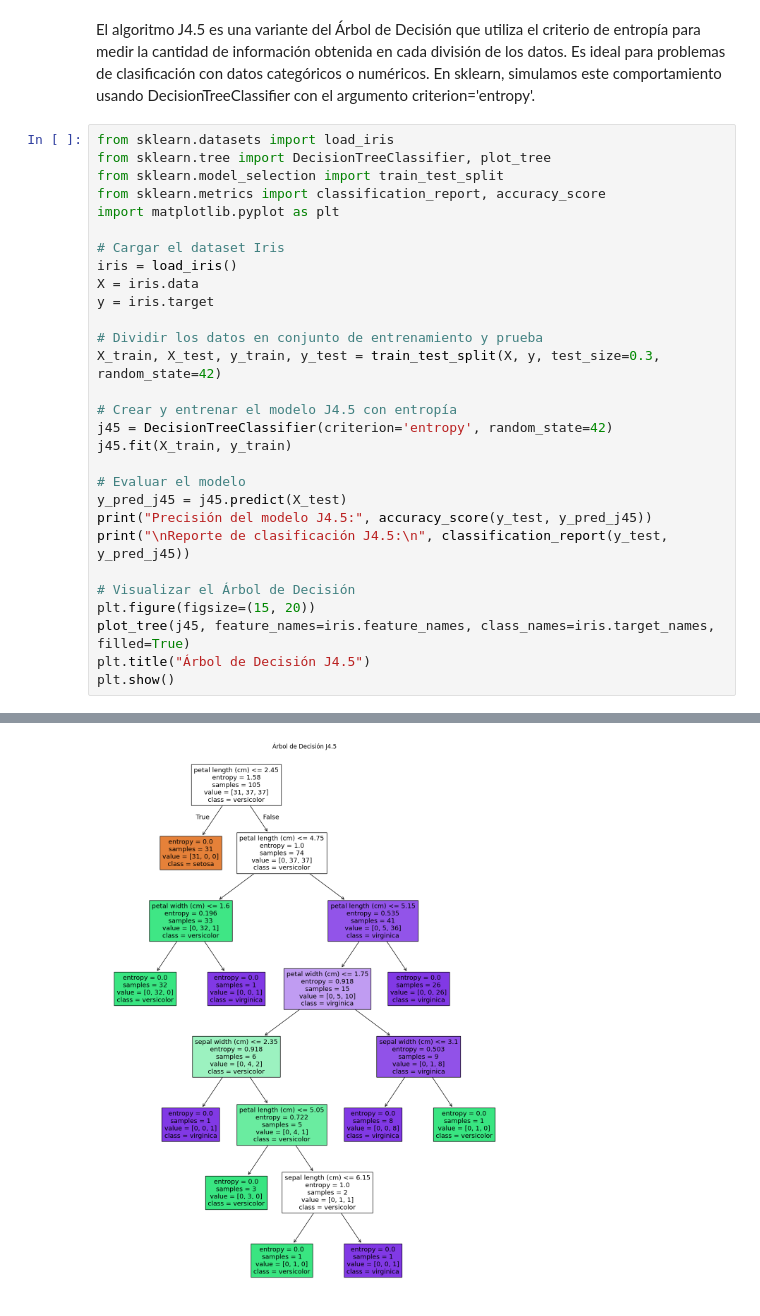
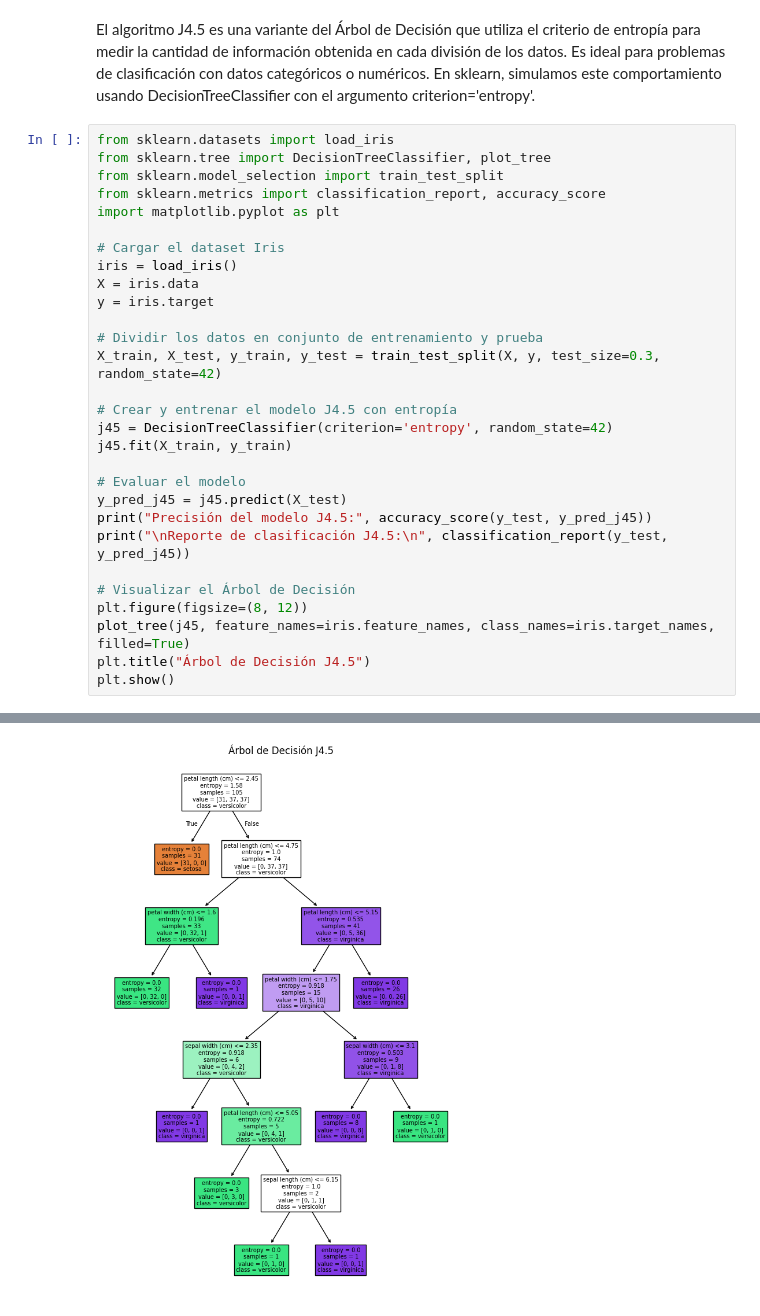
Before and after one commit to Lexie-v2/Goggle-CO, a Jupyter notebook: Practica3_Parte2_Vera_V.ipynb, the cells around one changed output, grey strips where cells are left out. Cells and saved outputs as stored; diff of their text form.

```diff
--- a/Practica3_Parte2_Vera_V.ipynb
+++ b/Practica3_Parte2_Vera_V.ipynb
@@ -27,32 +27,32 @@ y = iris.target
 
 # Dividir los datos en conjunto de entrenamiento y prueba
 X_train, X_test, y_train, y_test = train_test_split(X, y, test_size=0.3, random_state=42)
 
 # Crear y entrenar el modelo J4.5 con entropía
 j45 = DecisionTreeClassifier(criterion='entropy', random_state=42)
 j45.fit(X_train, y_train)
 
 # Evaluar el modelo
 y_pred_j45 = j45.predict(X_test)
 print("Precisión del modelo J4.5:", accuracy_score(y_test, y_pred_j45))
 print("\nReporte de clasificación J4.5:\n", classification_report(y_test, y_pred_j45))
 
 # Visualizar el Árbol de Decisión
-plt.figure(figsize=(15, 20))
+plt.figure(figsize=(8, 12))
 plot_tree(j45, feature_names=iris.feature_names, class_names=iris.target_names, filled=True)
 plt.title("Árbol de Decisión J4.5")
 plt.show()
 # %% [output]
 Precisión del modelo J4.5: 0.9777777777777777
 
 Reporte de clasificación J4.5:
                precision    recall  f1-score   support
 
            0       1.00      1.00      1.00        19
            1       0.93      1.00      0.96        13
            2       1.00      0.92      0.96        13
 
     accuracy                           0.98        45
    macro avg       0.98      0.97      0.97        45
 weighted avg       0.98      0.98      0.98        45
-[figure, old version]
+[figure, new version]
```
Also changed, not shown: parts of 9 cells of this notebook.
